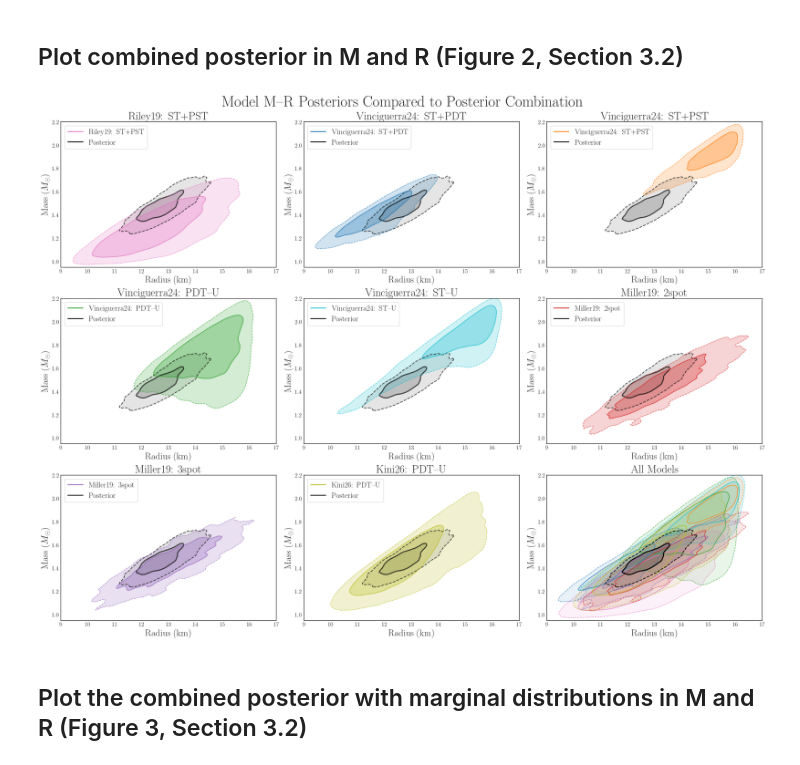
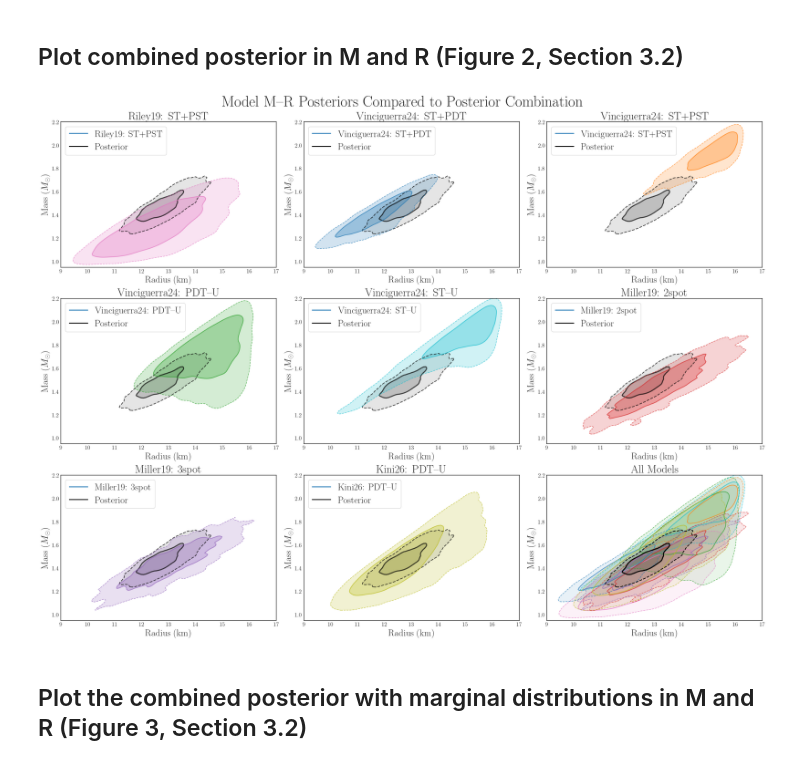
Before and after one commit to ryan-oconnor-astro/CombiningJ0030, a Jupyter notebook: 2D_MassRadius_Combination.ipynb, the cells around one changed output. Saved outputs shown, nothing was run; the diff lists cells and outputs as text; code cells hidden in the pictures.

```diff
--- a/2D_MassRadius_Combination.ipynb
+++ b/2D_MassRadius_Combination.ipynb
@@ -285,15 +293,29 @@ R = 12.6865+0.6377/-0.5459 km
 # %% [markdown]
 ## Plot combined posterior in M and R (Figure 2, Section 3.2)
 # %%
-# Plot individual posteriors vs combined posterior
+# Flatten posterior
+flat = posterior.ravel()
+sorted_idx = np.argsort(flat)[::-1]
+sorted_pdf = flat[sorted_idx]
+
+# Cumulative probability
+cumulative = np.cumsum(sorted_pdf)
+cumulative /= cumulative[-1]
+
+# Find thresholds for 68% and 95%
+level_68 = sorted_pdf[np.searchsorted(cumulative, 0.68)]
+level_95 = sorted_pdf[np.searchsorted(cumulative, 0.95)]
+
 plt.style.use('seaborn-v0_8-white')
 plt.rc('text', usetex=True)
 plt.rc('font', family='serif')
 
-def rgba(color, alpha):
-    return mpl.colors.to_rgba(color, alpha)
+# ------------------------------------------------------------
+# HDR level computation
+# ------------------------------------------------------------
 
 def compute_hdr_levels(pdf, probs=(0.68, 0.95)):
+
     flat = pdf.ravel()
     idx = np.argsort(flat)[::-1]
     sorted_pdf = flat[idx]
@@ -307,6 +329,7 @@ def compute_hdr_levels(pdf, probs=(0.68, 0.95)):
 
     return levels
 
+
 # Posterior levels
 posterior_lvl68, posterior_lvl95 = compute_hdr_levels(posterior, (0.68, 0.95))
 
@@ -316,28 +339,18 @@ compare_series = [
     for key in MODELS
 ]
 
-n_individuals = len(compare_series)
+#3x3
+fig, axes = plt.subplots(3, 3, figsize=(24, 18), constrained_layout=True)
+axes = axes.flatten()
 
-# +1 for the "all models" panel
-n_panels = n_individuals + 1
-
-# Choose columns dynamically
-ncols = min(3, n_panels)
-nrows = int(np.ceil(n_panels / ncols))
-
-fig, axes = plt.subplots(
-    nrows, ncols,
-    figsize=(8 * ncols, 6 * nrows),
-    constrained_layout=True
-)
-
-# Make axes always iterable
-axes = np.atleast_1d(axes).flatten()
+def rgba(color, alpha):
+    return mpl.colors.to_rgba(color, alpha)
 
 # ------------------------------------------------------------
-# Panels: each individual model vs posterior
+# Panels 1–7: individual vs posterior
 # ------------------------------------------------------------
-for ax, (key, label) in zip(axes[:n_individuals], compare_series):
+
+for ax, (key, label) in zip(axes[:len(compare_series)], compare_series):
 
     density = g_dict[key]
     lvl68, lvl95 = compute_hdr_levels(density, (0.68, 0.95))
@@ -384,10 +397,10 @@ for ax, (key, label) in zip(axes[:n_individuals], compare_series):
 
     ax.legend(
         handles=[
-            mpl.lines.Line2D([], [], color=MODELS[key]["color"], linewidth=2, label=label),
+            mpl.lines.Line2D([], [], color='tab:blue', linewidth=2, label=label),
             mpl.lines.Line2D([], [], color='black', linewidth=2, label='Posterior')
         ],
-        fontsize=18,
+        fontsize=22,
         loc='upper left',
         frameon=True,
         fancybox=True,
@@ -395,9 +408,10 @@ for ax, (key, label) in zip(axes[:n_individuals], compare_series):
     )
 
 # ------------------------------------------------------------
-# Final panel: all models + posterior
+# Panel 8: all models + posterior
 # ------------------------------------------------------------
-ax_all = axes[n_individuals]
+
+ax_all = axes[-1]
 
 for key, label in compare_series:
 
@@ -408,7 +422,7 @@ for key, label in compare_series:
     ax_all.contourf(
         R_grid, M_grid, density,
         levels=[lvl95, lvl68, density.max()],
-        colors=[rgba(MODELS[key]["color"], 0.10), rgba(MODELS[key]["color"], 0.20)],
+        colors=[rgba(MODELS[key]["color"], 0.10), rgba(MODELS[key]["color"], 0.2)],
         antialiased=True
     )
 
@@ -444,41 +458,36 @@ ax_all.set_ylabel("Mass ($M_\\odot$)", fontsize=22)
 ax_all.minorticks_on()
 ax_all.tick_params(labelsize=14)
 
-# Hide unused panels
-for ax in axes[n_panels:]:
-    ax.axis("off")
-
 fig.suptitle(
     "Model M--R Posteriors Compared to Posterior Combination",
     fontsize=36
 )
 
 plt.show()
-
 posterior_2d = posterior  # for naming consistency
 
 # ------------------------------------------------------------
 # Marginal distributions
 # ------------------------------------------------------------
 
 # P(R) = ∫ P(M,R) dM
 P_R = np.trapz(posterior_2d, M_grid, axis=0)
 P_R /= np.trapz(P_R, R_grid)
 
 # P(M) = ∫ P(M,R) dR
 P_M = np.trapz(posterior_2d, R_grid, axis=1)
 P_M /= np.trapz(P_M, M_grid)
 
-# Quantiles (16%, 50%, 84%)
+# Quantiles (16%, 50%, 84%) — properly normalized
 def compute_quantiles(grid, pdf):
     cdf = np.cumsum(pdf) * (grid[1] - grid[0])
     cdf /= cdf[-1]
     return np.interp([0.16, 0.5, 0.84], cdf, grid)
 
 R_q16, R_q50, R_q84 = compute_quantiles(R_grid, P_R)
 M_q16, M_q50, M_q84 = compute_quantiles(M_grid, P_M)
 # %% [output]
-[figure, old version]
+[figure, new version]
 # %% [markdown]
 ## Plot the combined posterior with marginal distributions in M and R (Figure 3, Section 3.2)
 # %%
```
Also changed, not shown: parts of 4 cells of this notebook, 2 other files.
